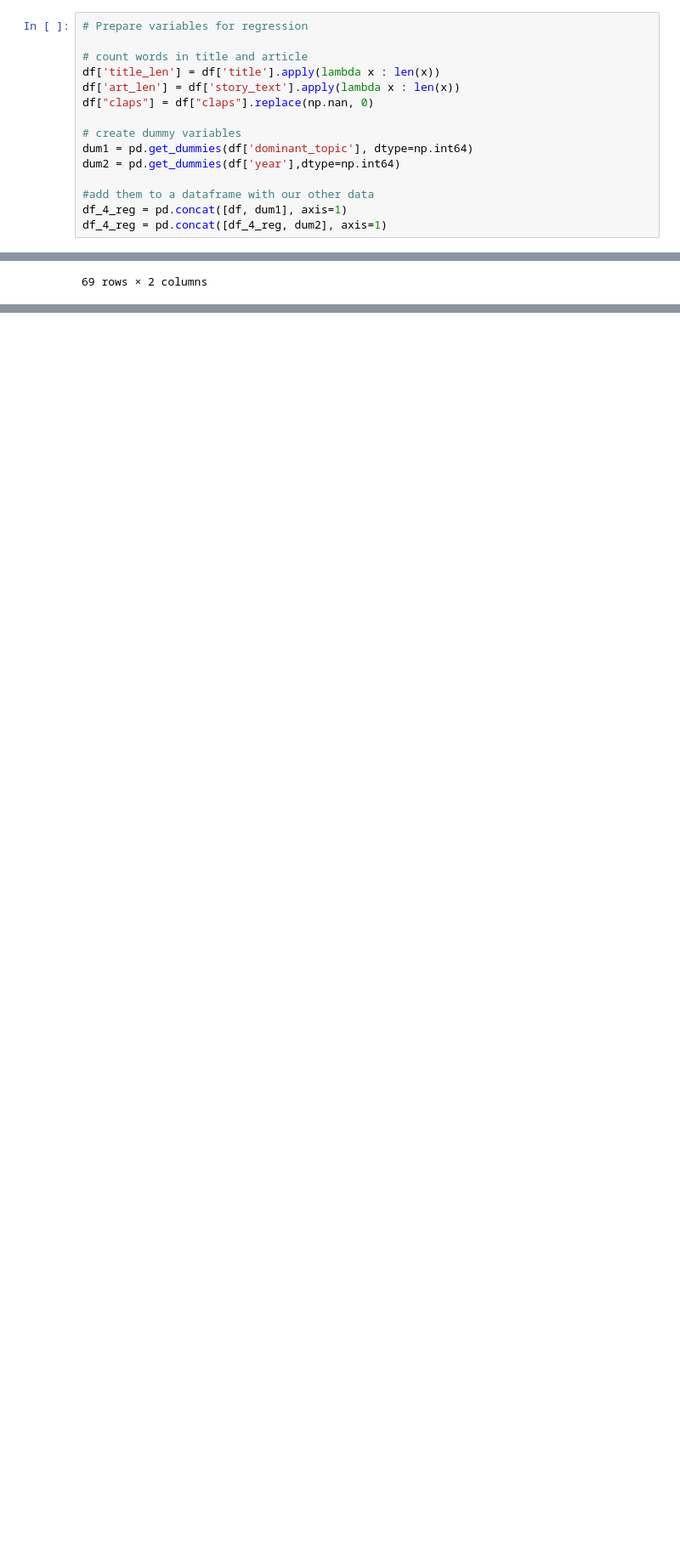
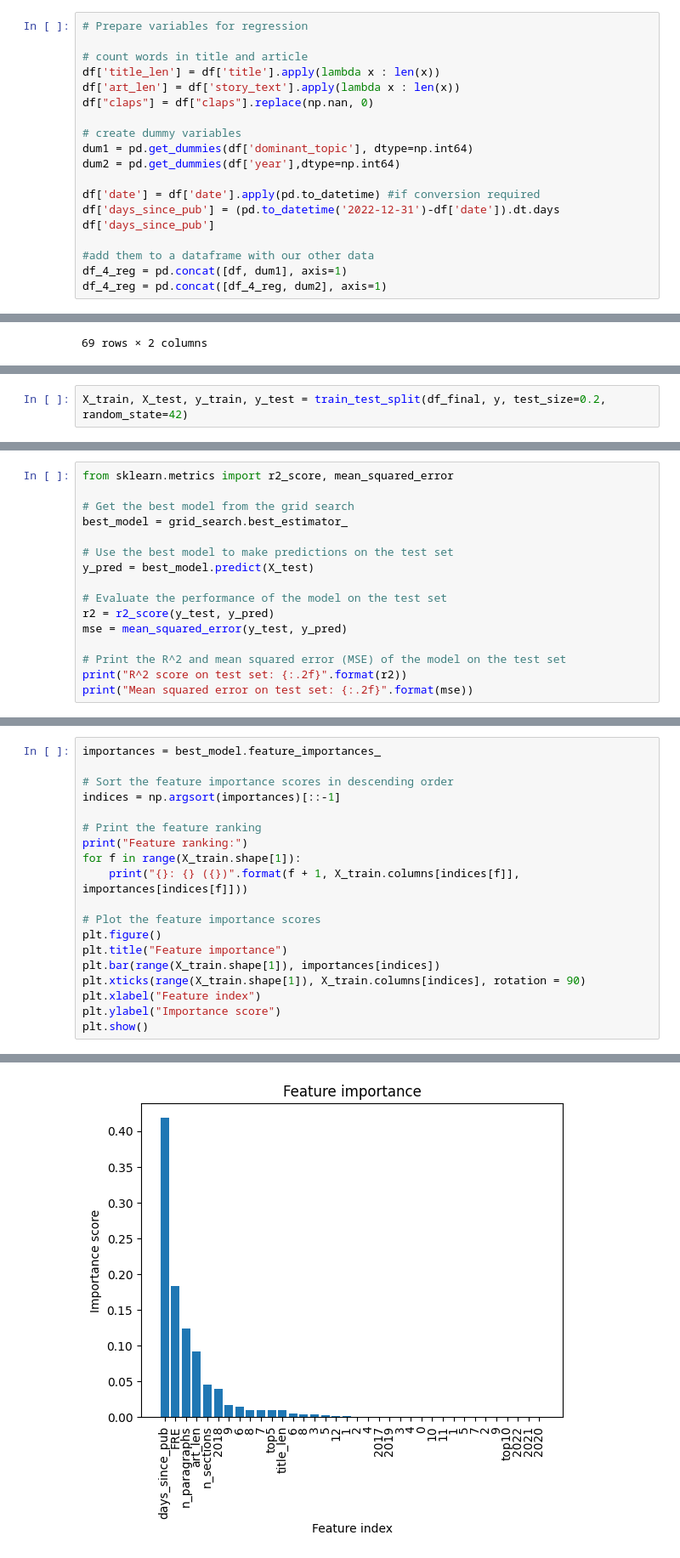
Before and after one commit to dothereading/text-mining-final-project, a Jupyter notebook: Analysis_merged.ipynb, the cells around one changed output, grey strips where cells are left out. Shown at 85% size. Cells and saved outputs as stored; diff of their text form; blank space fills up the shorter version.

```diff
--- a/Analysis_merged.ipynb
+++ b/Analysis_merged.ipynb
@@ -893,6 +910,10 @@ df["claps"] = df["claps"].replace(np.nan, 0)
 dum1 = pd.get_dummies(df['dominant_topic'], dtype=np.int64)
 dum2 = pd.get_dummies(df['year'],dtype=np.int64)
 
+df['date'] = df['date'].apply(pd.to_datetime) #if conversion required
+df['days_since_pub'] = (pd.to_datetime('2022-12-31')-df['date']).dt.days
+df['days_since_pub']
+
 #add them to a dataframe with our other data
 df_4_reg = pd.concat([df, dum1], axis=1)
 df_4_reg = pd.concat([df_4_reg, dum2], axis=1)
@@ -1178,0 +1302,2 @@ strong multicollinearity problems or that the design matrix is singular.
+# %%
+X_train, X_test, y_train, y_test = train_test_split(df_final, y, test_size=0.2, random_state=42)
@@ -1178,0 +1326,16 @@ strong multicollinearity problems or that the design matrix is singular.
+# %%
+from sklearn.metrics import r2_score, mean_squared_error
+
+# Get the best model from the grid search
+best_model = grid_search.best_estimator_
+
+# Use the best model to make predictions on the test set
+y_pred = best_model.predict(X_test)
+
+# Evaluate the performance of the model on the test set
+r2 = r2_score(y_test, y_pred)
+mse = mean_squared_error(y_test, y_pred)
+
+# Print the R^2 and mean squared error (MSE) of the model on the test set
+print("R^2 score on test set: {:.2f}".format(r2))
+print("Mean squared error on test set: {:.2f}".format(mse))
@@ -1178,0 +1349,20 @@ strong multicollinearity problems or that the design matrix is singular.
+# %%
+importances = best_model.feature_importances_
+
+# Sort the feature importance scores in descending order
+indices = np.argsort(importances)[::-1]
+
+# Print the feature ranking
+print("Feature ranking:")
+for f in range(X_train.shape[1]):
+    print("{}: {} ({})".format(f + 1, X_train.columns[indices[f]], importances[indices[f]]))
+
+# Plot the feature importance scores
+plt.figure()
+plt.title("Feature importance")
+plt.bar(range(X_train.shape[1]), importances[indices])
+plt.xticks(range(X_train.shape[1]), X_train.columns[indices], rotation = 90)
+plt.xlabel("Feature index")
+plt.ylabel("Importance score")
+plt.show()
+# %% [output]
@@ -1178,0 +1386 @@ strong multicollinearity problems or that the design matrix is singular.
+[figure, added]
```
Also changed, not shown: parts of 33 cells of this notebook.
